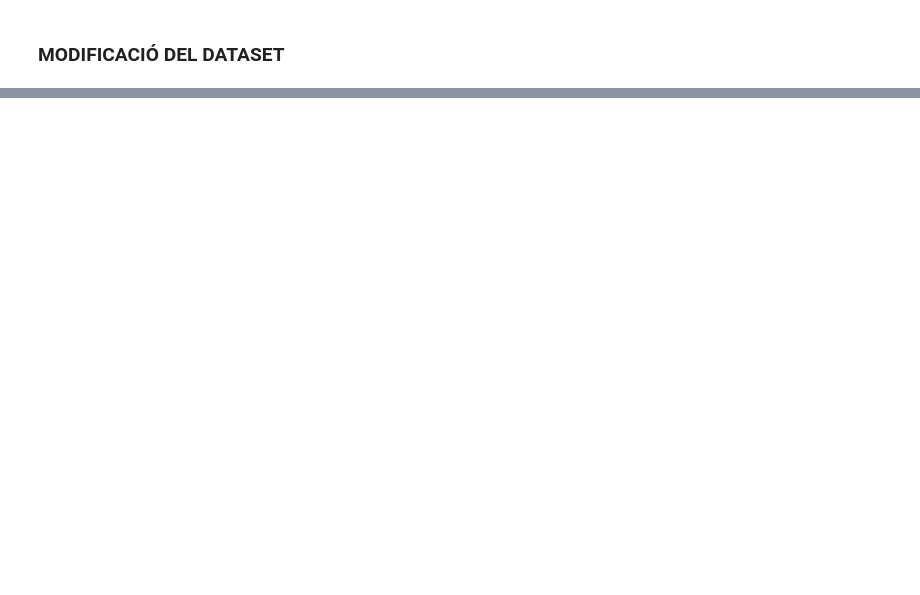
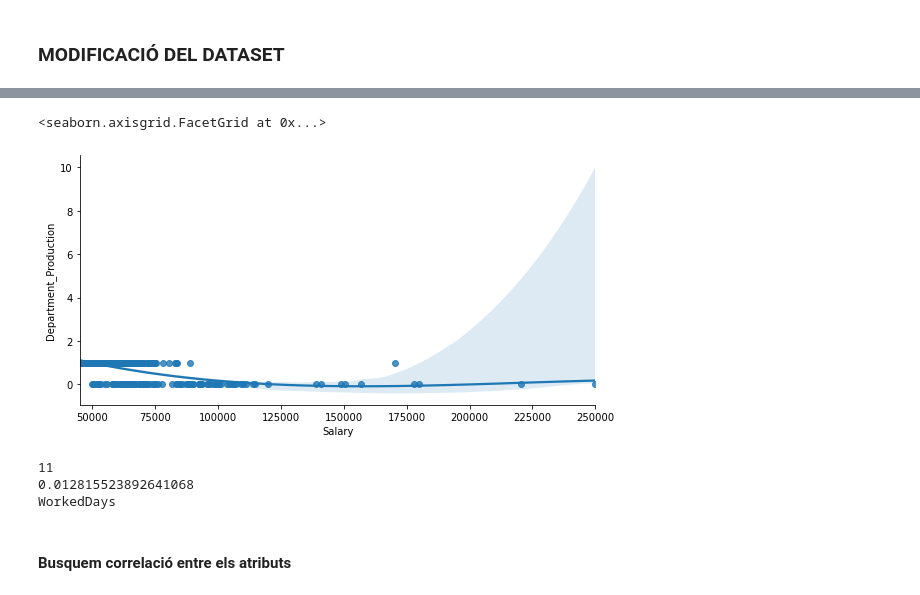
Before and after one commit to AlexCorreaO/Prac_1_regressio_AC, a Jupyter notebook: prac_1_note.ipynb, the cells around one changed output, grey strips where cells are left out. Drawn from its saved outputs; the diff is of its cells as text; code cells hidden in the pictures; blank space fills up the shorter version.

```diff
--- a/prac_1_note.ipynb
+++ b/prac_1_note.ipynb
@@ -225,0 +180,25 @@ KeyError: 'EmpID'
+# %%
+sns.lmplot('Salary', 'Department_Production', dataset, order = 3,size = 4, aspect = 2)
+# %% [output]
+<seaborn.axisgrid.FacetGrid at 0x...>
+[figure, added]
+# %%
+#Normallity tests
+#HISTOGRAMA
+c = 0
+for col in dataset.columns:
+    stat, p = shapiro(x[:,c])
+    if p > 0.005:
+        print(c)
+        print(p)
+        print(dataset.columns[c])
+    c += 1
+#v = 2
+#ax = sns.distplot(x[:,v])
+#no hi ha cap atribut amb distribució normal
+# %% [output]
+11
+0.012815523892641068
+WorkedDays
+# %% [markdown]
+#### Busquem correlació entre els atributs
```
Also changed, not shown: parts of 52 cells of this notebook.
